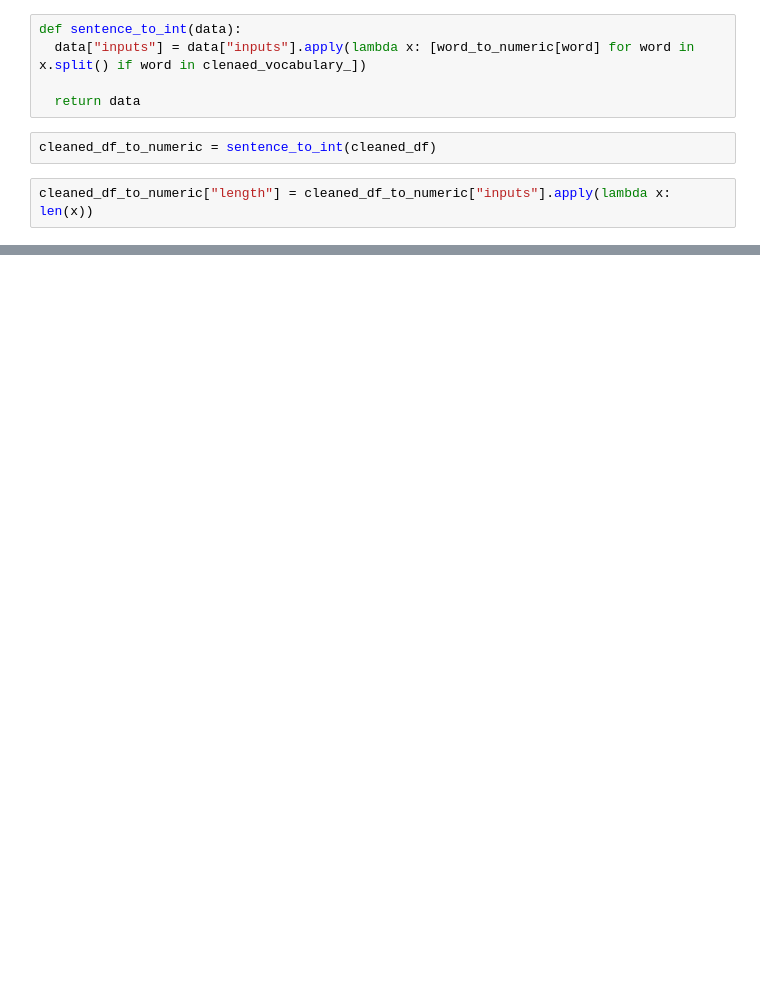
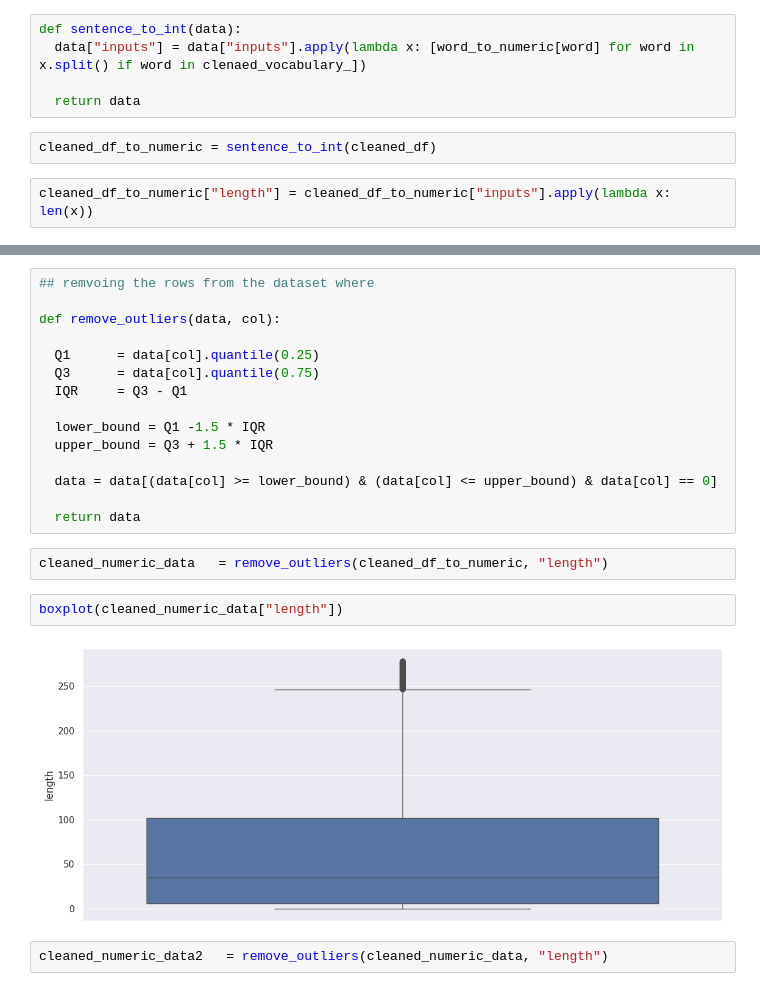
Before and after one commit to Nilkantg/ML-Challenge-2023, a Jupyter notebook: Amazon ML 2023 Challenge.ipynb, the cells around one changed output, grey strips where cells are left out. Saved outputs shown, nothing was run; the diff lists cells and outputs as text; blank space fills up the shorter version.

```diff
--- a/Amazon ML 2023 Challenge.ipynb
+++ b/Amazon ML 2023 Challenge.ipynb
@@ -375,0 +388,23 @@ with open('/content/train.csv', 'r') as infile, open('/content/train_fixed.csv',
+# %%
+## remvoing the rows from the dataset where
+
+def remove_outliers(data, col):
+
+  Q1      = data[col].quantile(0.25)
+  Q3      = data[col].quantile(0.75)
+  IQR     = Q3 - Q1
+
+  lower_bound = Q1 -1.5 * IQR
+  upper_bound = Q3 + 1.5 * IQR
+
+  data = data[(data[col] >= lower_bound) & (data[col] <= upper_bound) & data[col] == 0]
+
+  return data
+# %%
+cleaned_numeric_data   = remove_outliers(cleaned_df_to_numeric, "length")
+# %%
+boxplot(cleaned_numeric_data["length"])
+# %% [output]
+[figure, added]
+# %%
+cleaned_numeric_data2   = remove_outliers(cleaned_numeric_data, "length")
```
Also changed, not shown: parts of 50 cells of this notebook.
